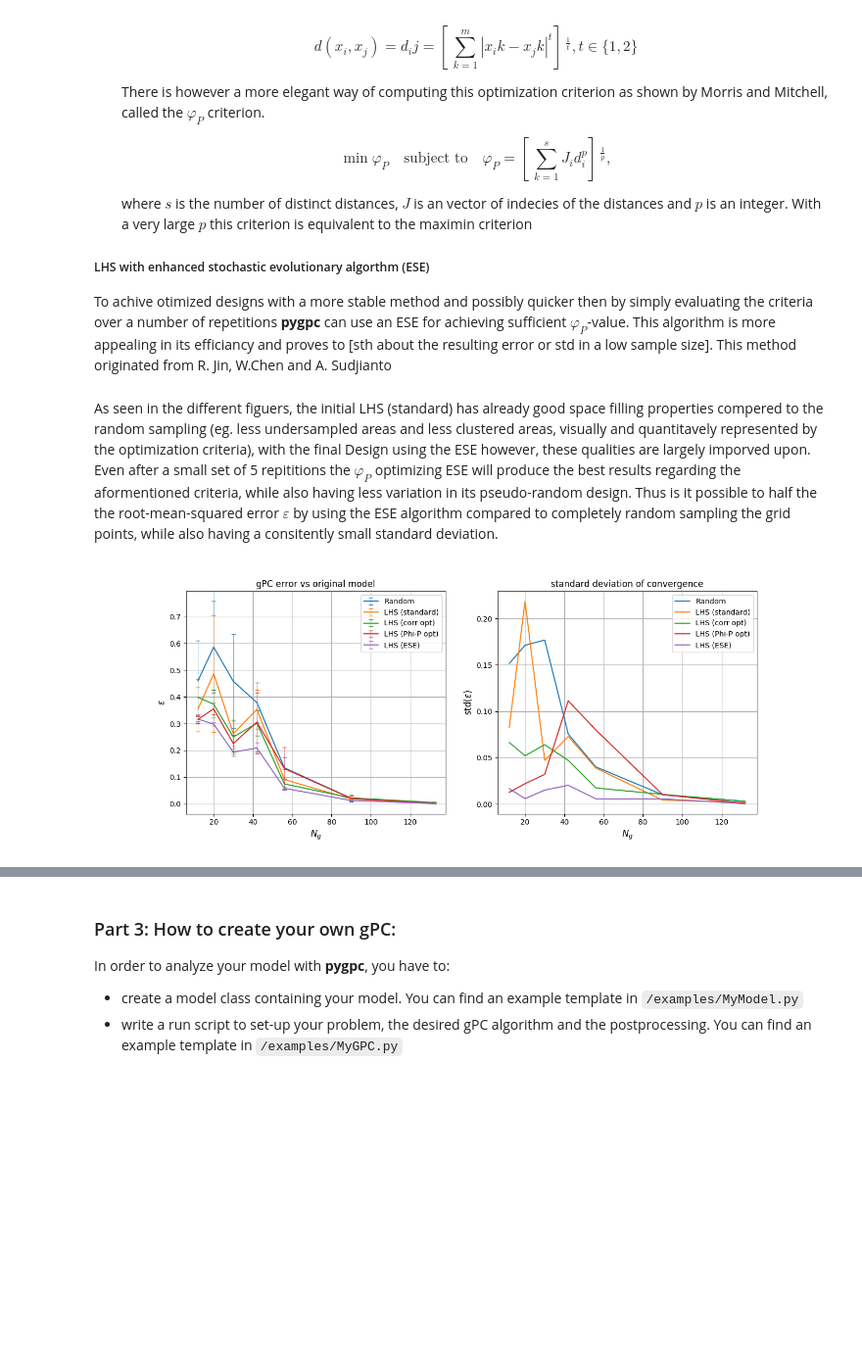
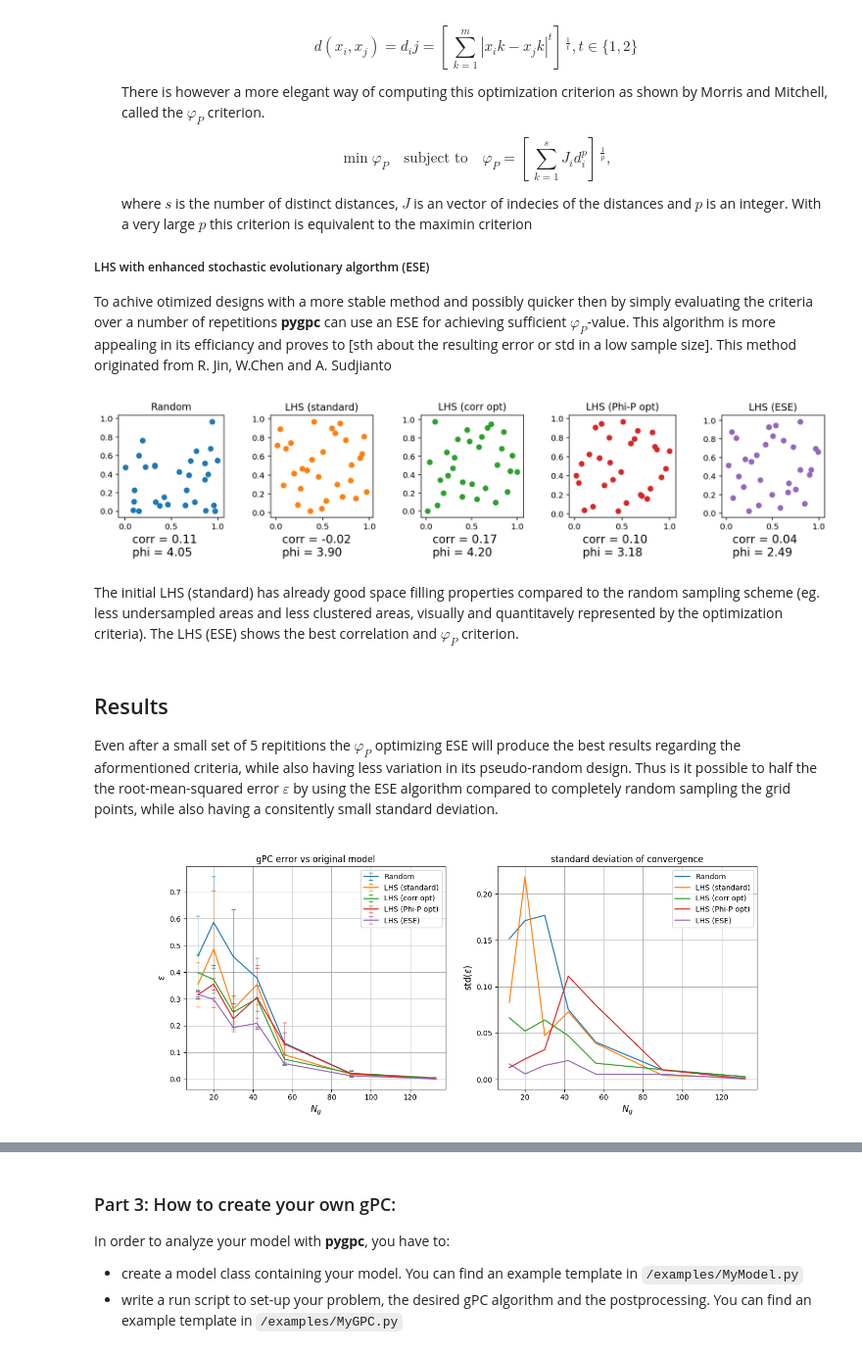
Before and after one commit to pygpc-polynomial-chaos/pygpc, a Jupyter notebook: tutorials/Tutorial_pygpc.ipynb, the cells around one changed output, grey strips where cells are left out. Shown at 98% size. Drawn from its saved outputs; the diff is of its cells as text; code cells hidden in the pictures; blank space fills up the shorter version.

```diff
--- a/tutorials/Tutorial_pygpc.ipynb
+++ b/tutorials/Tutorial_pygpc.ipynb
@@ -767,6 +778,7 @@ LHS Designs can further be imporved upon, since the pseudo-random sampling proce
 To achive otimized designs with a more stable method and possibly quicker then by simply evaluating the criteria over a number of repetitions **pygpc** can use an ESE for achieving sufficient $\varphi_P$-value. This algorithm is more appealing in its efficiancy and proves to [sth about the resulting error or std in a low sample size]. This method originated from R. Jin, W.Chen and A. Sudjianto
 # %%
 from scipy.stats import spearmanr
+%config InlineBackend.figure_format = 'retina'
 
 # define parameters
 parameters = OrderedDict()
@@ -797,30 +809,35 @@ name = []
 variables = []
 
 for i in range(5):
     corr = spearmanr(samples[i][:, 0], samples[i][:, 1])[0]
     corrs.append(corr)
 
 for i in range(5):
     phip = lhs_basic.PhiP(samples[i])
     phis.append(phip)
 
 variables.append(corrs)
 name.append('corr')
 variables.append(phis)
 name.append('phi')
 
 #plot results
 color_cycler = []
 titles = []
 fig = plt.figure(figsize=(16, 3))
 color_cycler = ['#1f77b4', '#ff7f0e', '#2ca02c', '#d62728', '#9467bd']
 titles = ['Random', 'LHS (standard)', 'LHS (corr opt)', 'LHS (Phi-P opt)', 'LHS (ESE)']
 
 for i in range(5):
     text = name[0] + ' = {:0.2f} '.format(variables[0][i]) + "\n" + name[1] + ' = {:0.2f}'.format(variables[1][i])
     plot_index = 151 + i
     plt.gcf().text((0.15 + i * 0.16), 0.08, text, fontsize=14)
     plt.subplot(plot_index)
     plt.scatter(samples[i][:, 0], samples[i][:, 1], c=color_cycler[i])
     plt.title(titles[i])
+    plt.gca().set_aspect('equal', adjustable='box')
 plt.subplots_adjust(bottom=0.3)
+# %% [output]
+[figure, added]
+# %% [markdown]
+The initial LHS (standard) has already good space filling properties compared to the random sampling scheme (eg. less undersampled areas and less clustered areas, visually and quantitavely represented by the optimization criteria). The LHS (ESE) shows the best correlation and $\varphi_P$ criterion.
@@ -827,5 +930,5 @@ plt.subplots_adjust(bottom=0.3)
 # %% [markdown]
-As seen in the different figuers, the initial LHS (standard) has already good space filling properties compered to the random sampling (eg. less undersampled areas and less clustered areas, visually and quantitavely represented by the optimization criteria), with the final Design using the ESE however, these qualities are largely imporved upon.<br>
+## Results
 Even after a small set of 5 repititions the $\varphi_P$ optimizing ESE will produce the best results regarding the aformentioned criteria, while also having less variation in its pseudo-random design. Thus is it possible to half the the root-mean-squared error $\varepsilon$ by using the ESE algorithm compared to completely random sampling the grid points, while also having a consitently small standard deviation.
 
 ![grid_comparison_convergence.png](attachment:grid_comparison_convergence.png)
```
Also changed, not shown: parts of 5 cells of this notebook, 13 other files.
